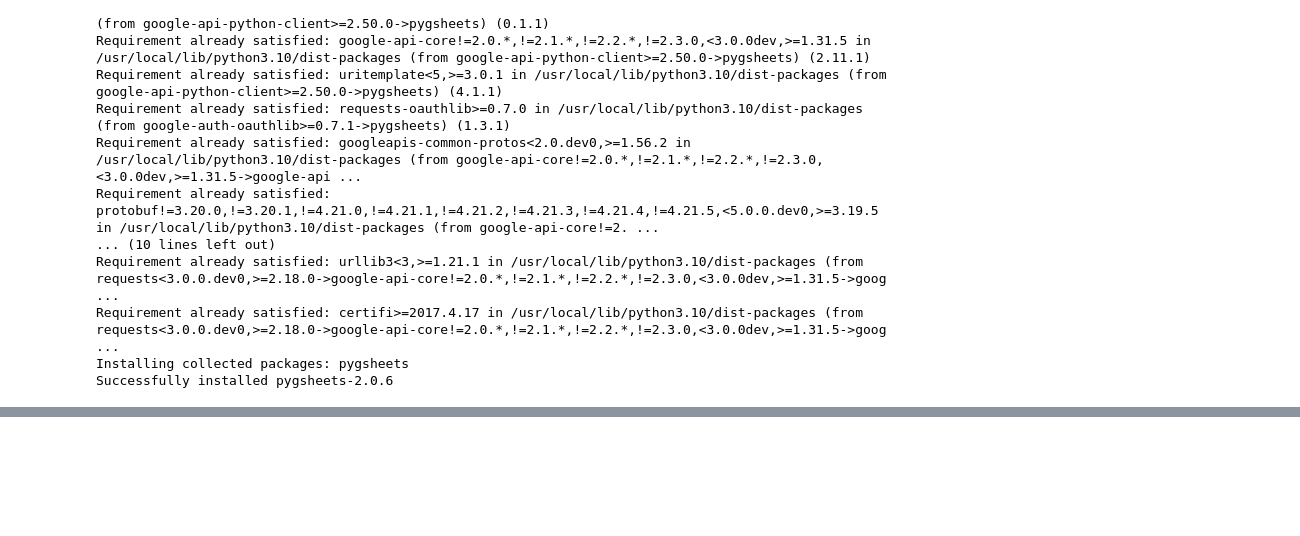
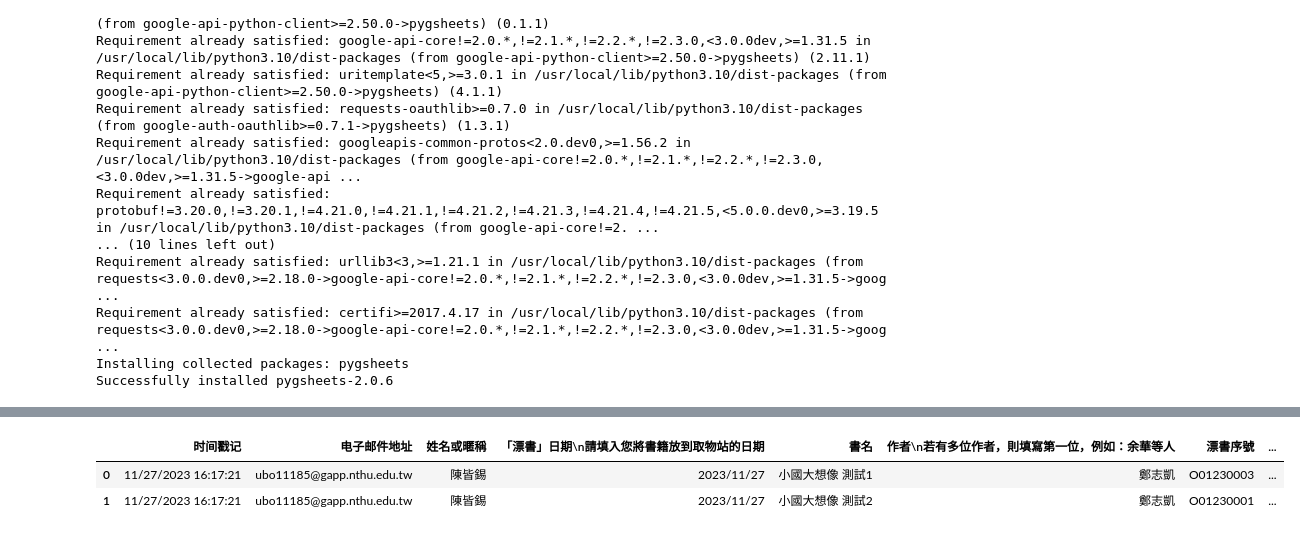
Before and after one commit to HSS107048212/hoop4s, a Jupyter notebook: 漂書.ipynb, the cells around one changed output, grey strips where cells are left out. Drawn from its saved outputs; the diff is of its cells as text; code cells hidden in the pictures; blank space fills up the shorter version.

```diff
--- a/漂書.ipynb
+++ b/漂書.ipynb
@@ -99,3 +110,11 @@ df_pro
+# %%
+# Filter rows where '寄信通知' column is empty
+df_pro = df_pro[df_pro['寄信通知'] != 1]
+df_pro
+# %% [output]
+|  | 时间戳记 | 电子邮件地址 | 姓名或暱稱 | 「漂書」日期\n請填入您將書籍放到取物站的日期 | 書名 | 作者\n若有多位作者，則填寫第一位，例如：余華等人 | 漂書序號 | ... |
+| 0 | 11/27/2023 16:17:21 | ubo11185@gapp.nthu.edu.tw | 陳皆錫 | 2023/11/27 | 小國大想像 測試1 | 鄭志凱 | O01230003 | ... |
+| 1 | 11/27/2023 16:17:21 | ubo11185@gapp.nthu.edu.tw | 陳皆錫 | 2023/11/27 | 小國大想像 測試2 | 鄭志凱 | O01230001 | ... |
 # %%
 # Extract the '漂書序號' column from both dataframes
 book_givers_serials = df_pro['漂書序號']
```
Also changed, not shown: parts of 9 cells of this notebook.
